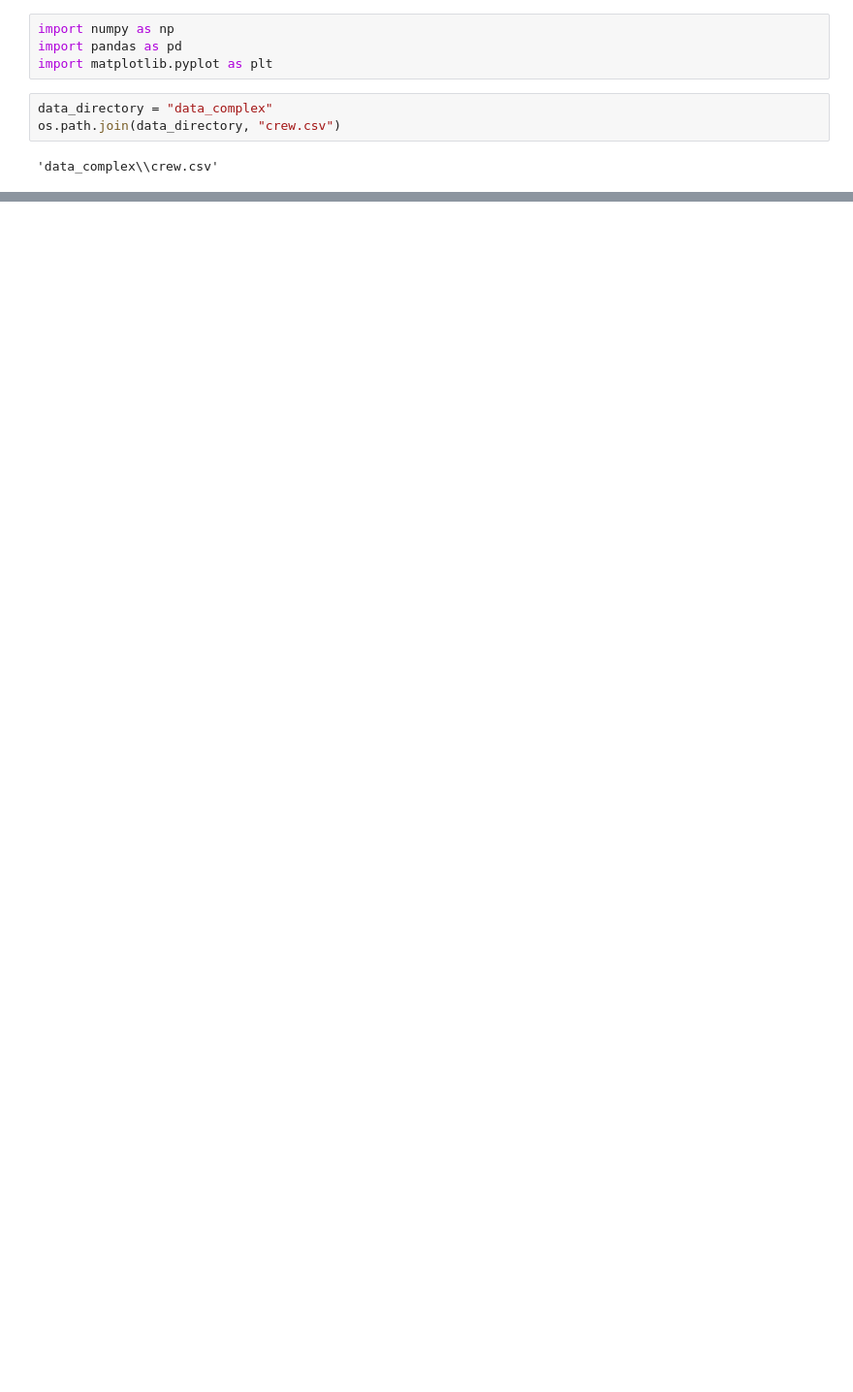
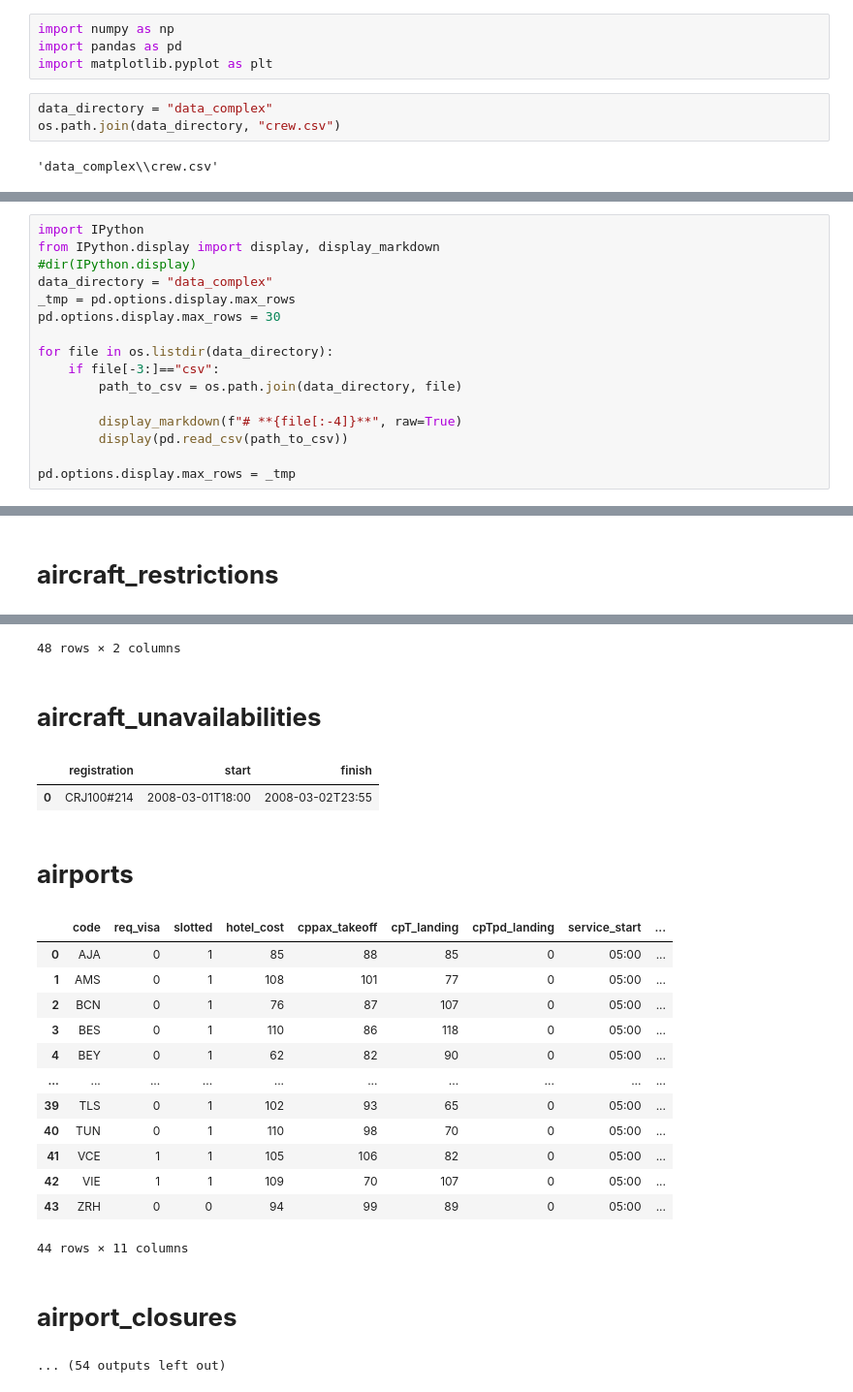
Before and after one commit to krzysiu5/QPoland-Quantum-Global-Hackathon-2024, a Jupyter notebook: exploration Marcin Massalski.ipynb, the cells around one changed output, grey strips where cells are left out. Shown at 97% size. Saved outputs shown, nothing was run; the diff lists cells and outputs as text; blank space fills up the shorter version.

```diff
--- a/exploration Marcin Massalski.ipynb
+++ b/exploration Marcin Massalski.ipynb
@@ -9,0 +22,17 @@ os.path.join(data_directory, "crew.csv")
+# %%
+import IPython
+from IPython.display import display, display_markdown
+#dir(IPython.display)
+data_directory = "data_complex"
+_tmp = pd.options.display.max_rows
+pd.options.display.max_rows = 30
+
+for file in os.listdir(data_directory):
+    if file[-3:]=="csv":
+        path_to_csv = os.path.join(data_directory, file)
+
+        display_markdown(f"# **{file[:-4]}**", raw=True)
+        display(pd.read_csv(path_to_csv))
+
+pd.options.display.max_rows = _tmp
+# %% [output]
@@ -9,0 +53 @@ os.path.join(data_directory, "crew.csv")
+# **aircraft_restrictions**
@@ -10,3 +66,23 @@ os.path.join(data_directory, "crew.csv")
+48 rows × 2 columns
+# **aircraft_unavailabilities**
+|  | registration | start | finish |
+| 0 | CRJ100#214 | 2008-03-01T18:00 | 2008-03-02T23:55 |
+# **airports**
+|  | code | req_visa | slotted | hotel_cost | cppax_takeoff | cpT_landing | cpTpd_landing | service_start | ... |
+| 0 | AJA | 0 | 1 | 85 | 88 | 85 | 0 | 05:00 | ... |
+| 1 | AMS | 0 | 1 | 108 | 101 | 77 | 0 | 05:00 | ... |
+| 2 | BCN | 0 | 1 | 76 | 87 | 107 | 0 | 05:00 | ... |
+| 3 | BES | 0 | 1 | 110 | 86 | 118 | 0 | 05:00 | ... |
+| 4 | BEY | 0 | 1 | 62 | 82 | 90 | 0 | 05:00 | ... |
+| ... | ... | ... | ... | ... | ... | ... | ... | ... | ... |
+| 39 | TLS | 0 | 1 | 102 | 93 | 65 | 0 | 05:00 | ... |
+| 40 | TUN | 0 | 1 | 110 | 98 | 70 | 0 | 05:00 | ... |
+| 41 | VCE | 1 | 1 | 105 | 106 | 82 | 0 | 05:00 | ... |
+| 42 | VIE | 1 | 1 | 109 | 70 | 107 | 0 | 05:00 | ... |
+| 43 | ZRH | 0 | 0 | 94 | 99 | 89 | 0 | 05:00 | ... |
+44 rows × 11 columns
+# **airport_closures**
+... (54 outputs left out)
 # %%
 import IPython
 #dir(IPython.display)
```
Also changed, not shown: parts of 19 cells of this notebook, 2 other files.
